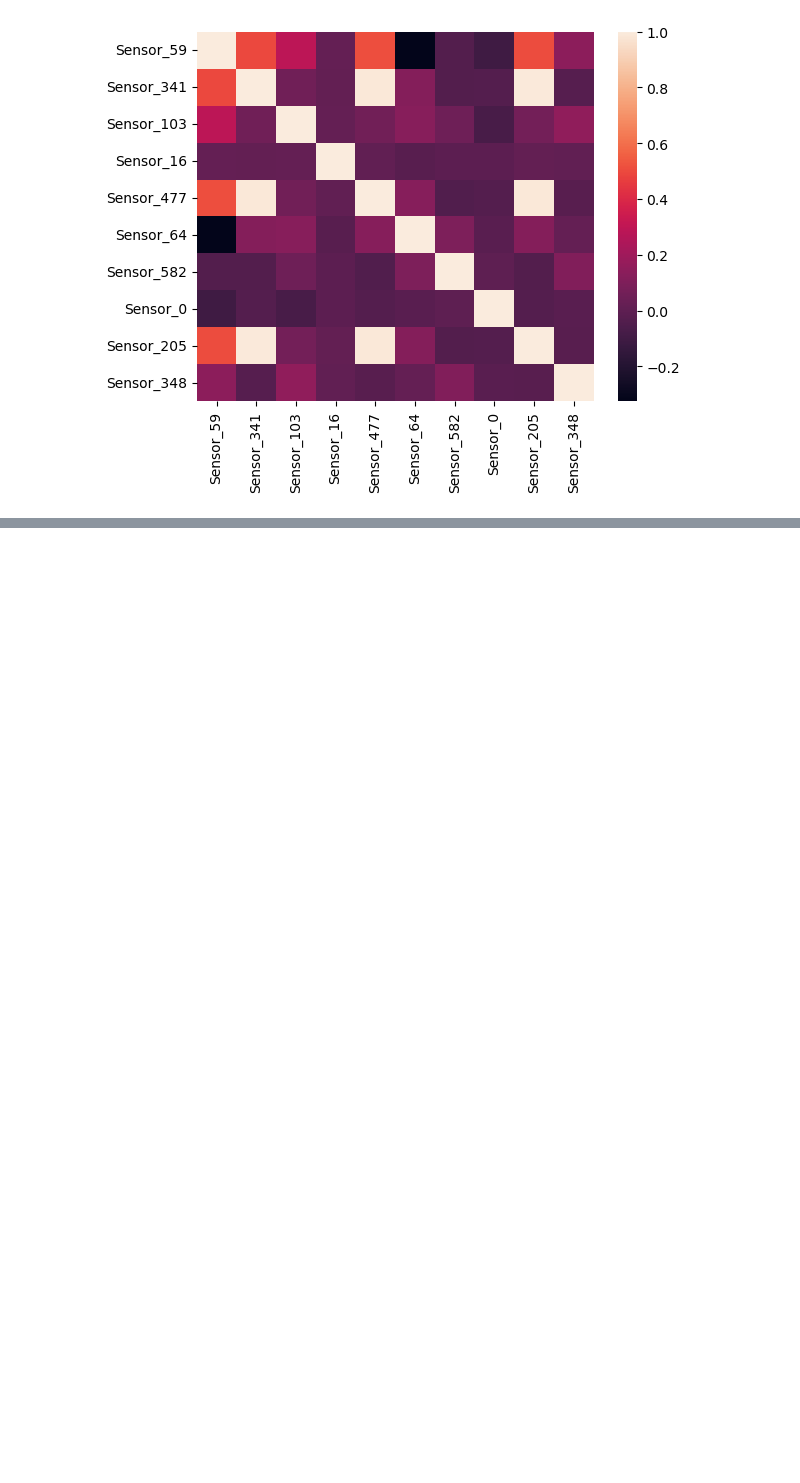
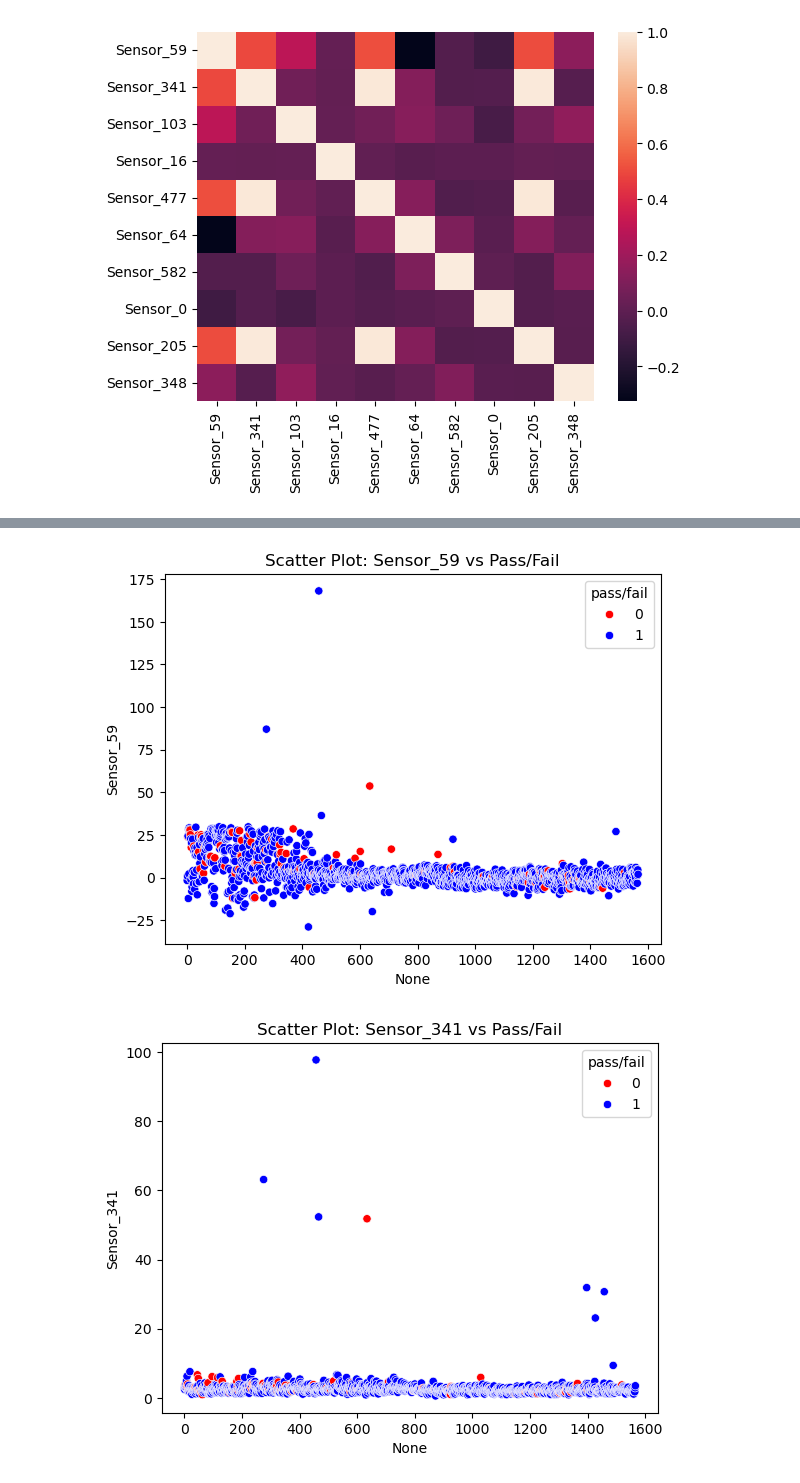
Before and after one commit to adityabagchi24/SECOM-Dataset-Analysis, a Jupyter notebook: SECOM.ipynb, the cells around one changed output, grey strips where cells are left out. Cells and saved outputs as stored; diff of their text form; code cells hidden in the pictures; blank space fills up the shorter version.

Commit message:
Scatter Plots of Sensors vs Outcome

```diff
--- a/SECOM.ipynb
+++ b/SECOM.ipynb
@@ -301,0 +310,15 @@ plt.show()
+# %%
+for sensor in top_features.index:
+    plt.figure()
+    sns.scatterplot(
+        data=clean_data,
+        x=clean_data.index,
+        y=sensor,
+        hue="pass/fail",
+        palette={0:"red",1:"blue"}
+    )
+    plt.title(f"Scatter Plot: {sensor} vs Pass/Fail")
+    plt.show()
+# %% [output]
+[figure, added]
+[figure, added]
```
Also changed, not shown: parts of 2 cells of this notebook.
